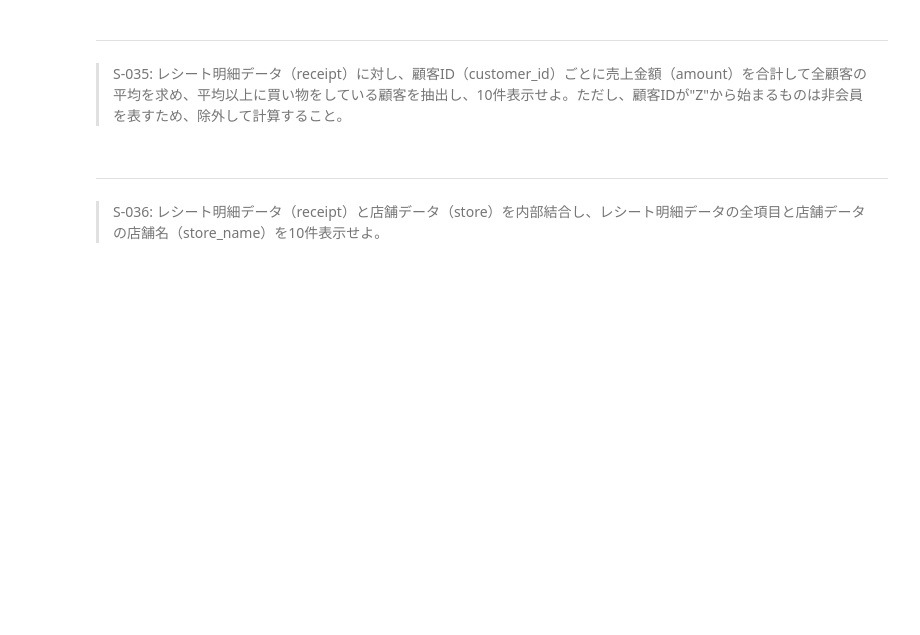
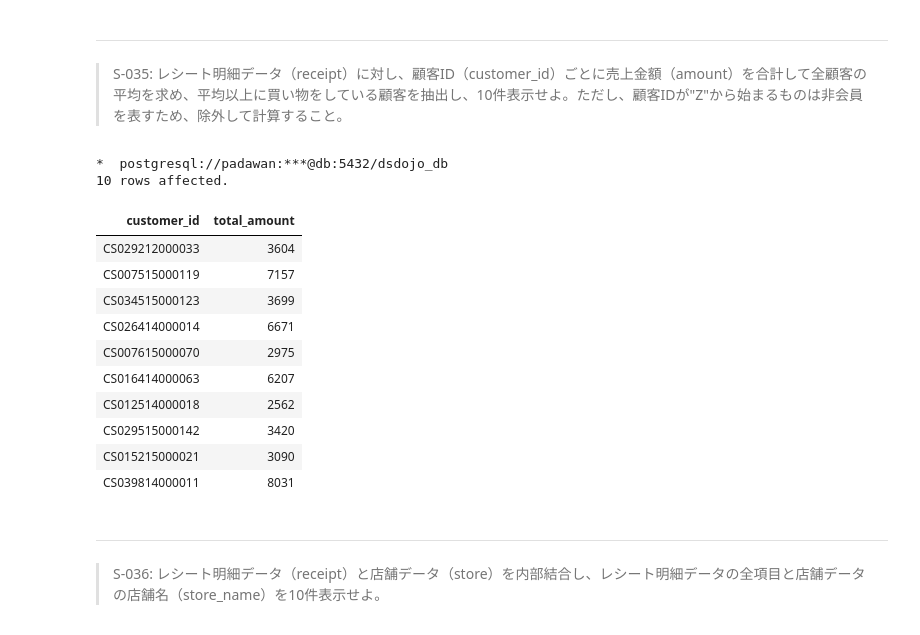
Before and after one commit to toshiaki-suzuki/100knocks-preprocess, a Jupyter notebook: docker/work/preprocess_knock_SQL.ipynb, the cells around one changed output. Saved outputs shown, nothing was run; the diff lists cells and outputs as text; code cells hidden in the pictures; blank space fills up the shorter version.

```diff
--- a/docker/work/preprocess_knock_SQL.ipynb
+++ b/docker/work/preprocess_knock_SQL.ipynb
@@ -734,3 +791,32 @@ LIMIT 5;
+# %%
+%%sql
+WITH CustomerSales AS (
+    SELECT customer_id, SUM(amount) AS total_amount
+    FROM receipt
+    WHERE customer_id NOT LIKE 'Z%'
+    GROUP BY customer_id
+), AverageSales AS (
+    SELECT AVG(total_amount) AS average_amount
+    FROM CustomerSales
+)
+SELECT cs.customer_id, cs.total_amount
+FROM CustomerSales cs, AverageSales
+WHERE cs.total_amount >= AverageSales.average_amount
+LIMIT 10;
+# %% [output]
+*  postgresql://padawan:***@db:5432/dsdojo_db
+10 rows affected.
+| customer_id | total_amount |
+| CS029212000033 | 3604 |
+| CS007515000119 | 7157 |
+| CS034515000123 | 3699 |
+| CS026414000014 | 6671 |
+| CS007615000070 | 2975 |
+| CS016414000063 | 6207 |
+| CS012514000018 | 2562 |
+| CS029515000142 | 3420 |
+| CS015215000021 | 3090 |
+| CS039814000011 | 8031 |
 # %% [markdown]
 ---
 > S-036: レシート明細データ（receipt）と店舗データ（store）を内部結合し、レシート明細データの全項目と店舗データの店舗名（store_name）を10件表示せよ。
```
Also changed, not shown: parts of 9 cells of this notebook.
